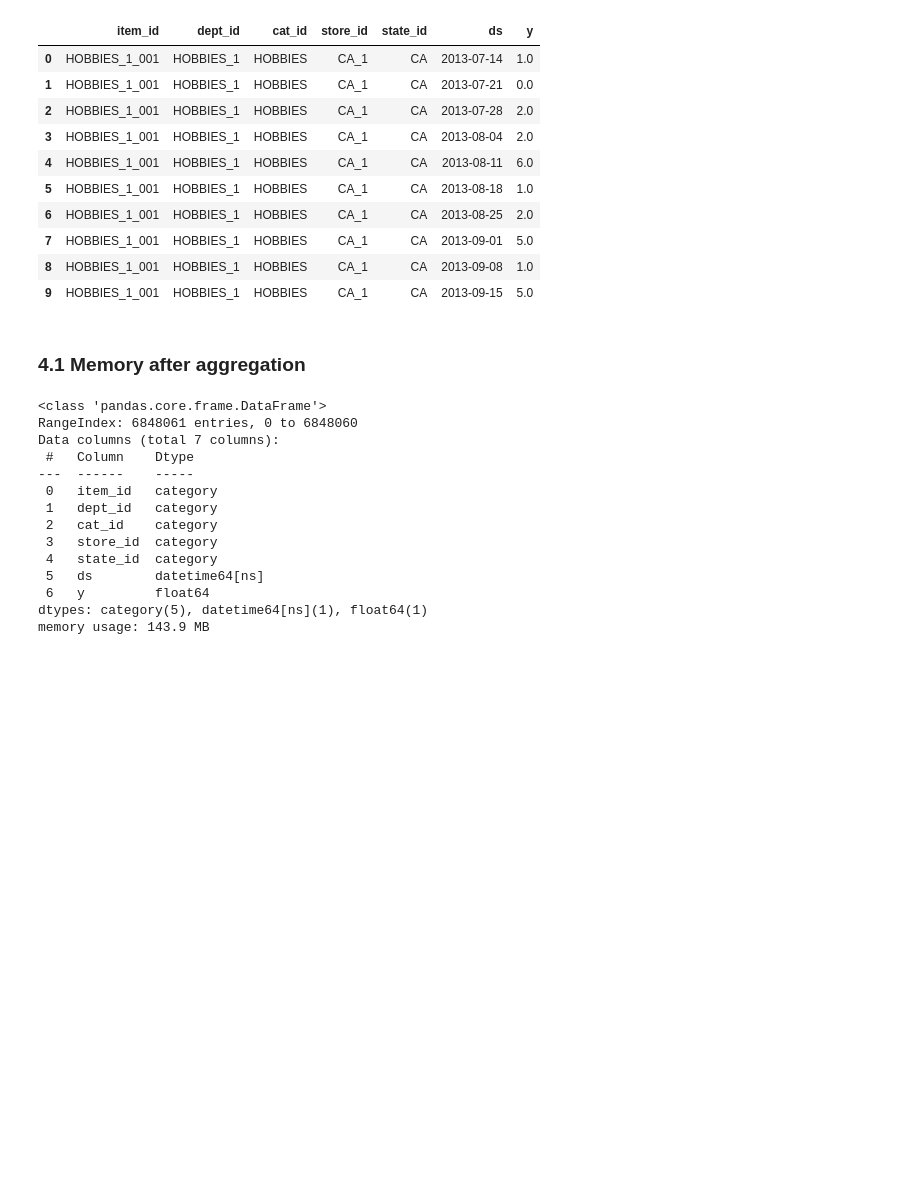
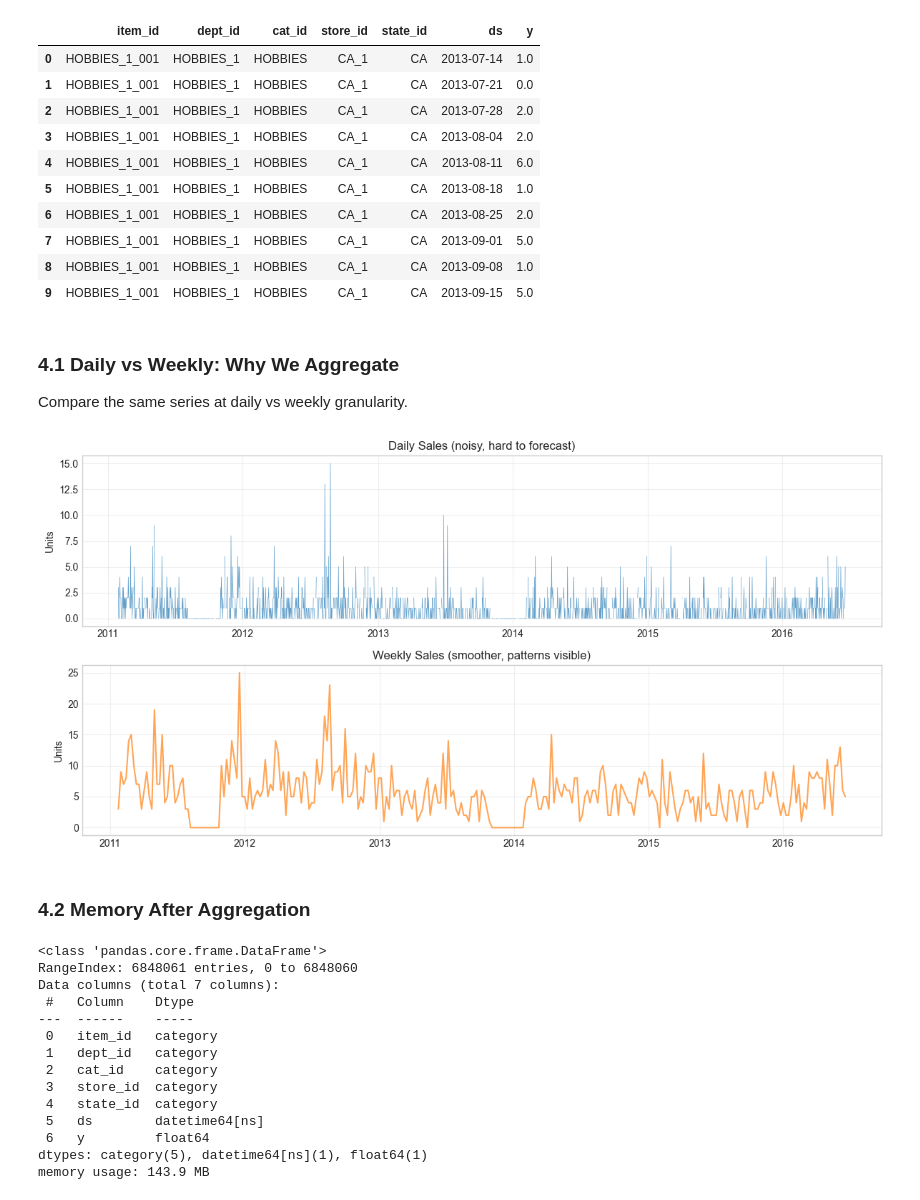
Before and after one commit to forecastacademy/real-world-forecasting-foundations, a Jupyter notebook: modules/1.6/module_1_6_first_contact.ipynb, the cells around one changed output. Saved outputs shown, nothing was run; the diff lists cells and outputs as text; code cells hidden in the pictures; blank space fills up the shorter version.

```diff
--- a/modules/1.6/module_1_6_first_contact.ipynb
+++ b/modules/1.6/module_1_6_first_contact.ipynb
@@ -161,8 +181,8 @@ df.columns
 Index(['item_id', 'dept_id', 'cat_id', 'store_id', 'state_id', 'ds', 'y'], dtype='object')
 # %%
 # Check for duplicates on all columns except target
-non_target_cols = [c for c in df.columns if c != 'y']
-dup_mask = df.duplicated(subset=non_target_cols, keep=False)
+non_target_cols = [c for c in daily_sales.columns if c != 'y']
+dup_mask = daily_sales.duplicated(subset=non_target_cols, keep=False)
 # %%
 dup_mask.value_counts()
 # %% [output]
@@ -170,7 +190,7 @@ False    46250357
 True          282
 Name: count, dtype: int64
 # %%
-df = df.drop_duplicates(subset=non_target_cols)
+daily_sales = daily_sales.drop_duplicates(subset=non_target_cols)
 # %% [markdown]
 ### 3.6 Daily Data Summary
 # %% [markdown]
@@ -197,21 +217,21 @@ Weekly granularity aligns with business planning and reduces daily noise.
 Group by all non-target, non-date columns and sum the target.
 # %%
 # Get all columns except ds and y
-group_cols = [c for c in df.columns if c not in ['ds', 'y']]
+group_cols = [c for c in daily_sales.columns if c not in ['ds', 'y']]
 
 # Create week column
-# W-SAT = weeks ending Saturday = weeks starting Sunday (M5 convention)
-df['week'] = df['ds'].dt.to_period('W-SAT').dt.start_time
+# W-SAT = weeks ending Sat = weeks starting Sun (Walmart fiscal week)
+daily_sales['week'] = daily_sales['ds'].dt.to_period('W-SAT').dt.start_time
 # %%
 # Aggregate: group by all id columns + week, sum the target
-df = (
-    df.groupby(group_cols + ['week'], as_index=False, observed=True)
+weekly_sales = (
+    daily_sales.groupby(group_cols + ['week'], as_index=False, observed=True)
     ['y']
     .sum()
     .rename(columns={'week': 'ds'})
 )
 
-df.head(10)
+weekly_sales.head(10)
 # %% [output]
 |  | item_id | dept_id | cat_id | store_id | state_id | ds | y |
 | 0 | HOBBIES_1_001 | HOBBIES_1 | HOBBIES | CA_1 | CA | 2013-07-14 | 1.0 |
@@ -224,6 +244,14 @@ df.head(10)
 | 7 | HOBBIES_1_001 | HOBBIES_1 | HOBBIES | CA_1 | CA | 2013-09-01 | 5.0 |
 | 8 | HOBBIES_1_001 | HOBBIES_1 | HOBBIES | CA_1 | CA | 2013-09-08 | 1.0 |
 | 9 | HOBBIES_1_001 | HOBBIES_1 | HOBBIES | CA_1 | CA | 2013-09-15 | 5.0 |
+# %% [markdown]
+### 4.1 Daily vs Weekly: Why We Aggregate
+
+Compare the same series at daily vs weekly granularity.
+# %%
+tsf.plot_daily_vs_weekly_comparison(daily_sales, weekly_sales, group_cols)
+# %% [output]
+[figure, added]
 # %% [markdown]
-### 4.1 Memory after aggregation
+### 4.2 Memory After Aggregation
 # %%
```
Also changed, not shown: parts of 20 cells of this notebook.
